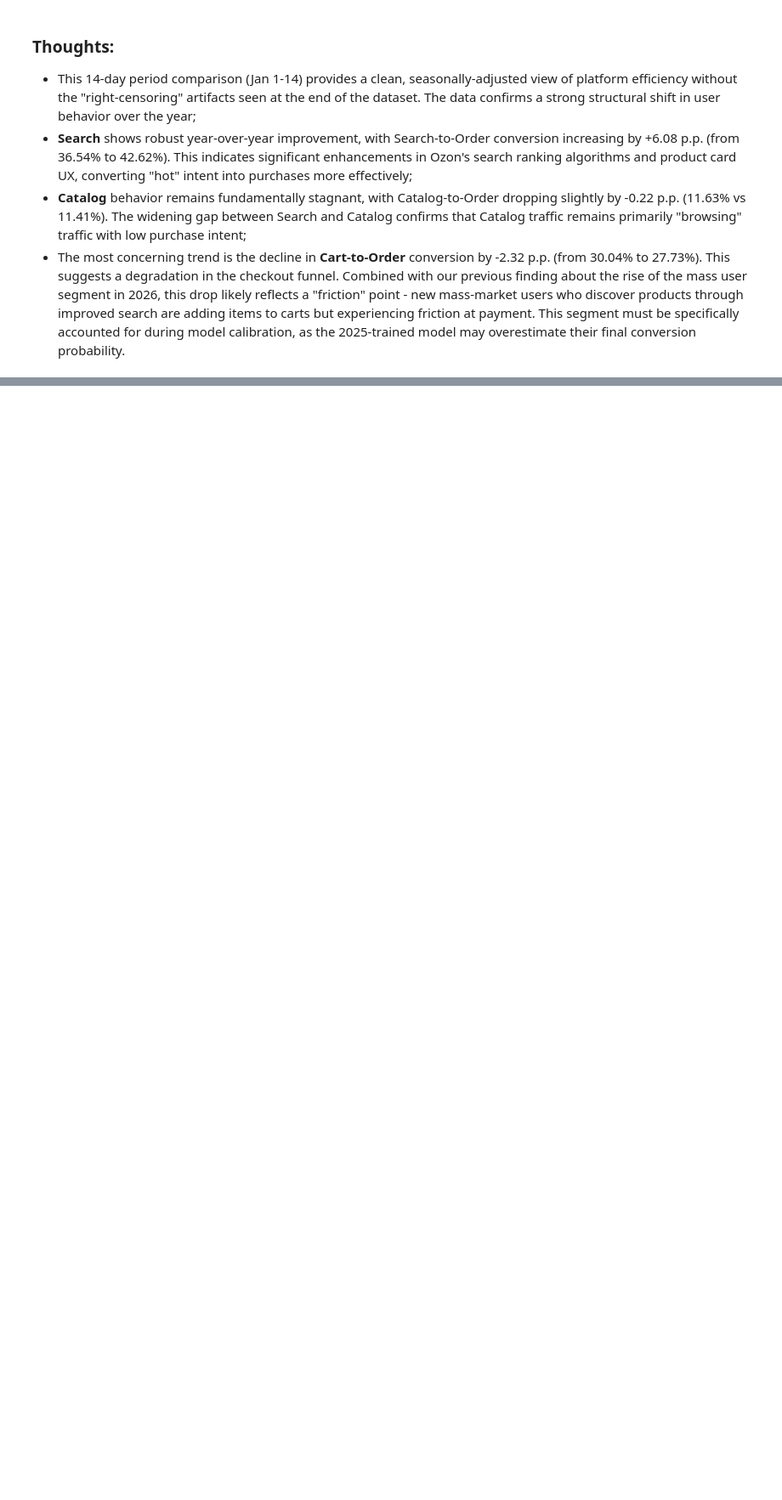
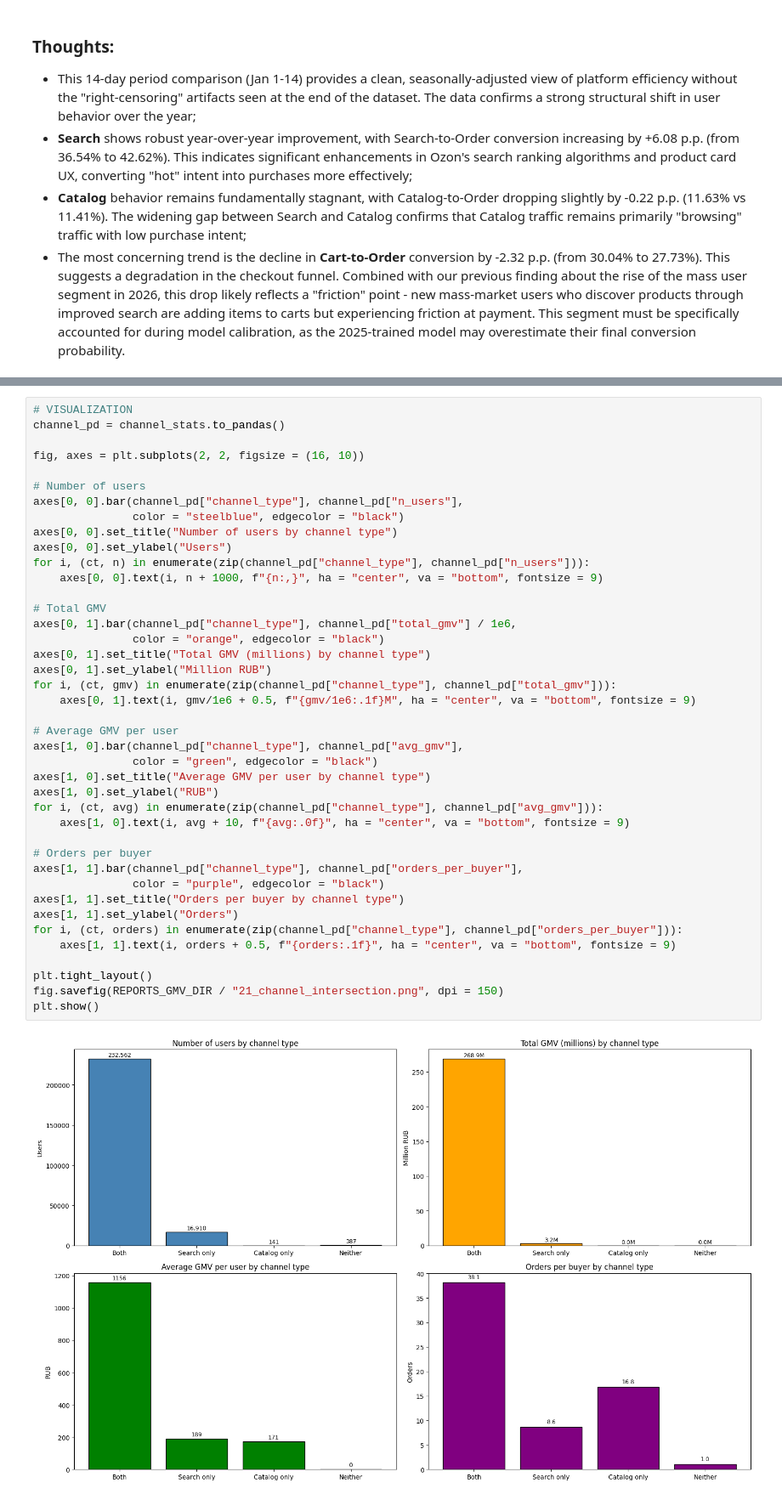
Before and after one commit to HelloImWebbieeee/E-cup_2026_by_Ozon_Tech, a Jupyter notebook: notebooks/data_eda.ipynb, the cells around one changed output, grey strips where cells are left out. Shown at 85% size. Saved outputs shown, nothing was run; the diff lists cells and outputs as text; blank space fills up the shorter version.

```diff
--- a/notebooks/data_eda.ipynb
+++ b/notebooks/data_eda.ipynb
@@ -1728,0 +2122,43 @@ plt.show()
+# %%
+# VISUALIZATION
+channel_pd = channel_stats.to_pandas()
+
+fig, axes = plt.subplots(2, 2, figsize = (16, 10))
+
+# Number of users
+axes[0, 0].bar(channel_pd["channel_type"], channel_pd["n_users"],
+               color = "steelblue", edgecolor = "black")
+axes[0, 0].set_title("Number of users by channel type")
+axes[0, 0].set_ylabel("Users")
+for i, (ct, n) in enumerate(zip(channel_pd["channel_type"], channel_pd["n_users"])):
+    axes[0, 0].text(i, n + 1000, f"{n:,}", ha = "center", va = "bottom", fontsize = 9)
+
+# Total GMV
+axes[0, 1].bar(channel_pd["channel_type"], channel_pd["total_gmv"] / 1e6,
+               color = "orange", edgecolor = "black")
+axes[0, 1].set_title("Total GMV (millions) by channel type")
+axes[0, 1].set_ylabel("Million RUB")
+for i, (ct, gmv) in enumerate(zip(channel_pd["channel_type"], channel_pd["total_gmv"])):
+    axes[0, 1].text(i, gmv/1e6 + 0.5, f"{gmv/1e6:.1f}M", ha = "center", va = "bottom", fontsize = 9)
+
+# Average GMV per user
+axes[1, 0].bar(channel_pd["channel_type"], channel_pd["avg_gmv"],
+               color = "green", edgecolor = "black")
+axes[1, 0].set_title("Average GMV per user by channel type")
+axes[1, 0].set_ylabel("RUB")
+for i, (ct, avg) in enumerate(zip(channel_pd["channel_type"], channel_pd["avg_gmv"])):
+    axes[1, 0].text(i, avg + 10, f"{avg:.0f}", ha = "center", va = "bottom", fontsize = 9)
+
+# Orders per buyer
+axes[1, 1].bar(channel_pd["channel_type"], channel_pd["orders_per_buyer"],
+               color = "purple", edgecolor = "black")
+axes[1, 1].set_title("Orders per buyer by channel type")
+axes[1, 1].set_ylabel("Orders")
+for i, (ct, orders) in enumerate(zip(channel_pd["channel_type"], channel_pd["orders_per_buyer"])):
+    axes[1, 1].text(i, orders + 0.5, f"{orders:.1f}", ha = "center", va = "bottom", fontsize = 9)
+
+plt.tight_layout()
+fig.savefig(REPORTS_GMV_DIR / "21_channel_intersection.png", dpi = 150)
+plt.show()
+# %% [output]
+[figure, added]
```
Also changed, not shown: parts of 19 cells of this notebook.
